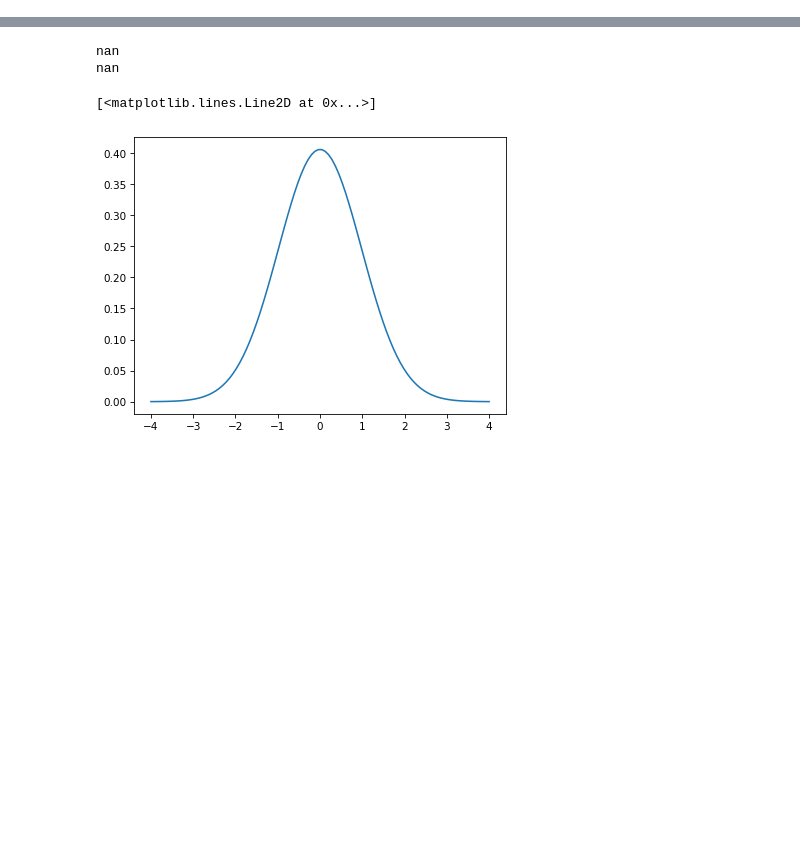
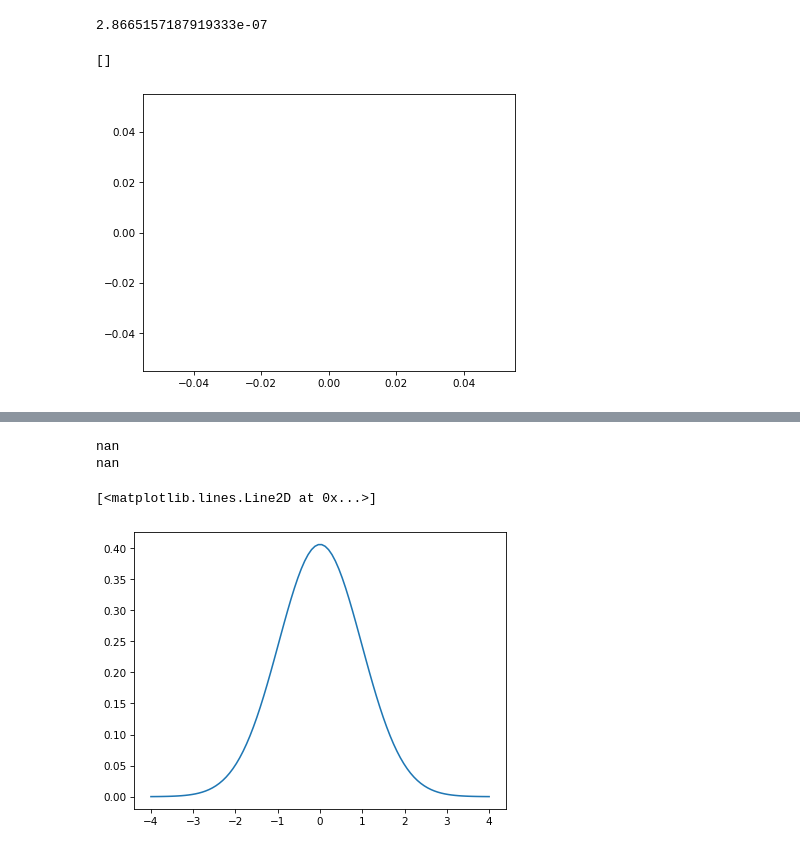
Before and after one commit to sorensenj50/Copula-Package, a Jupyter notebook: Notebook.ipynb, the cells around one changed output, grey strips where cells are left out. Cells and saved outputs as stored; diff of their text form; code cells hidden in the pictures; blank space fills up the shorter version.

```diff
--- a/Notebook.ipynb
+++ b/Notebook.ipynb
@@ -105 +135,12 @@ scale       1.000        nan    1.000        nan         nan     [nan, nan]
+# %%
+m.cdf(-5)
+# %% [output]
+2.8665157187919333e-07
+# %%
+f, ax = plt.subplots()
+
+ax.plot()
+# %% [output]
+[]
+[figure, added]
 # %%
```
Also changed, not shown: parts of 15 cells of this notebook, 16 other files.
